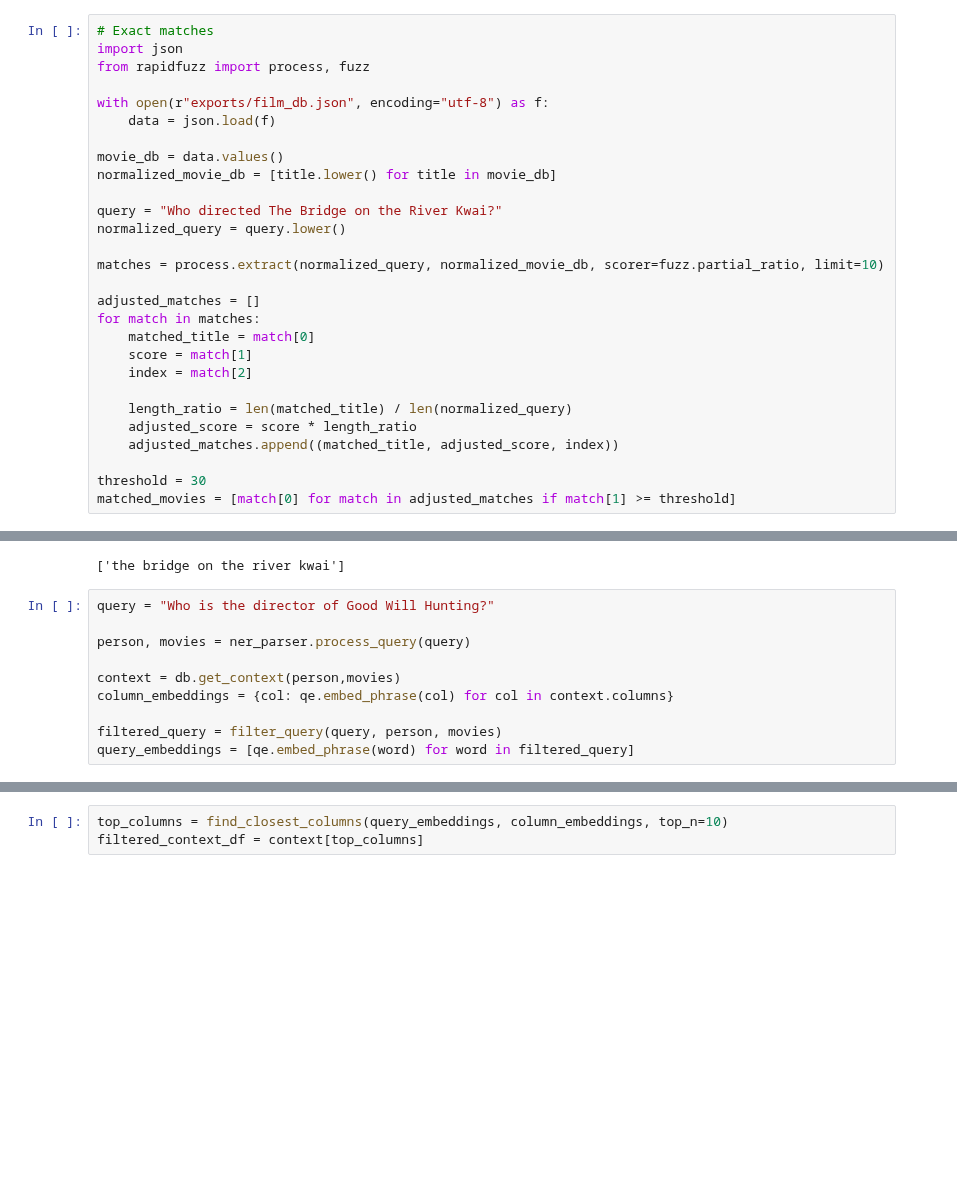
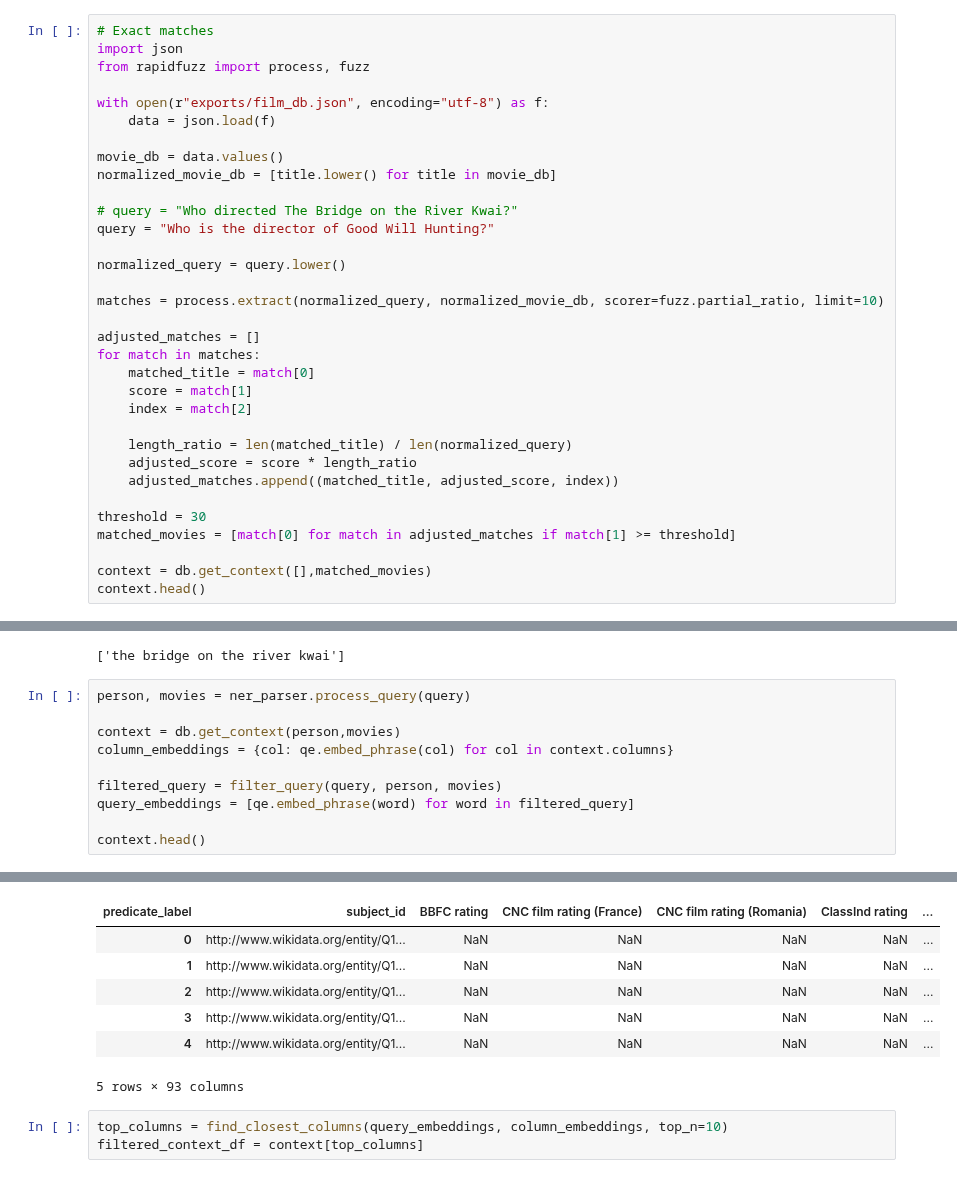
Before and after one commit to random9nessss/HS-24-Advanced-Topics-in-Artificial-Intelligence, a Jupyter notebook: development/Final.ipynb, the cells around one changed output, grey strips where cells are left out. Saved outputs shown, nothing was run; the diff lists cells and outputs as text; blank space fills up the shorter version.

Commit message:
added context query to movie matching prototype

```diff
--- a/development/Final.ipynb
+++ b/development/Final.ipynb
@@ -329,7 +327,9 @@ with open(r"exports/film_db.json", encoding="utf-8") as f:
 movie_db = data.values()
 normalized_movie_db = [title.lower() for title in movie_db]
 
-query = "Who directed The Bridge on the River Kwai?"
+# query = "Who directed The Bridge on the River Kwai?"
+query = "Who is the director of Good Will Hunting?"
+
 normalized_query = query.lower()
 
 matches = process.extract(normalized_query, normalized_movie_db, scorer=fuzz.partial_ratio, limit=10)
@@ -346,3 +346,6 @@ for match in matches:
 
 threshold = 30
 matched_movies = [match[0] for match in adjusted_matches if match[1] >= threshold]
+
+context = db.get_context([],matched_movies)
+context.head()
@@ -351,8 +375,6 @@ matched_movies
 # %% [output]
 ['the bridge on the river kwai']
 # %%
-query = "Who is the director of Good Will Hunting?"
-
 person, movies = ner_parser.process_query(query)
 
 context = db.get_context(person,movies)
@@ -360,4 +382,6 @@ column_embeddings = {col: qe.embed_phrase(col) for col in context.columns}
 
 filtered_query = filter_query(query, person, movies)
 query_embeddings = [qe.embed_phrase(word) for word in filtered_query]
+
+context.head()
 # %% [output]
@@ -371,3 +405,10 @@ Time taken for pivot table creation: 45.1898 ms
+| predicate_label | subject_id | BBFC rating | CNC film rating (France) | CNC film rating (Romania) | ClassInd rating | ... |
+| 0 | http://www.wikidata.org/entity/Q1... | NaN | NaN | NaN | NaN | ... |
+| 1 | http://www.wikidata.org/entity/Q1... | NaN | NaN | NaN | NaN | ... |
+| 2 | http://www.wikidata.org/entity/Q1... | NaN | NaN | NaN | NaN | ... |
+| 3 | http://www.wikidata.org/entity/Q1... | NaN | NaN | NaN | NaN | ... |
+| 4 | http://www.wikidata.org/entity/Q1... | NaN | NaN | NaN | NaN | ... |
+5 rows × 93 columns
 # %%
 top_columns = find_closest_columns(query_embeddings, column_embeddings, top_n=10)
 filtered_context_df = context[top_columns]
```
Also changed, not shown: parts of 3 cells of this notebook.
